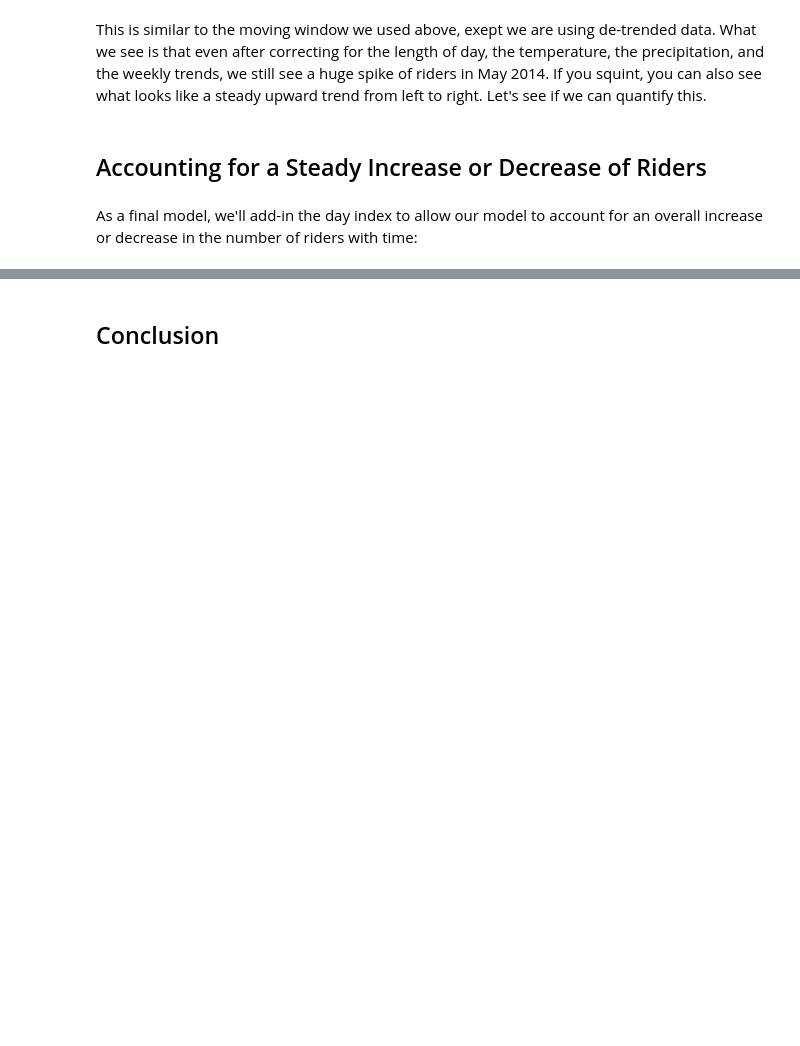
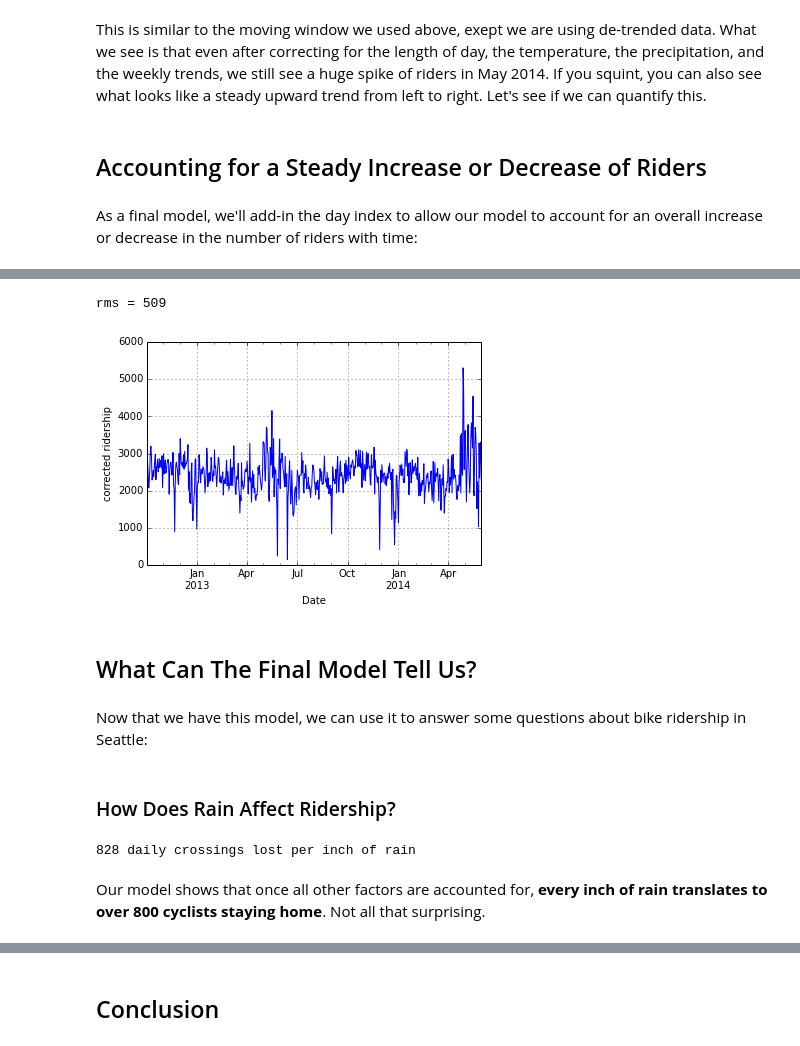
Before and after one commit to jakevdp/SeattleBike, a Jupyter notebook: SeattleCycling.ipynb, the cells around one changed output, grey strips where cells are left out. Drawn from its saved outputs; the diff is of its cells as text; code cells hidden in the pictures; blank space fills up the shorter version.

```diff
--- a/SeattleCycling.ipynb
+++ b/SeattleCycling.ipynb
@@ -322,0 +335,21 @@ Now that we've fit this model, let's take a look at the coefficient of the linea
+# %%
+daily['final_corrected'].plot()
+plt.ylabel('corrected ridership')
+print("rms = {0:.0f}".format(np.std(daily['final_corrected'])))
+# %% [output]
+rms = 509
+[figure, added]
+# %% [markdown]
+## What Can The Final Model Tell Us?
+# %% [markdown]
+Now that we have this model, we can use it to answer some questions about bike ridership in Seattle:
+# %% [markdown]
+### How Does Rain Affect Ridership?
+# %%
+ind = columns.index('PRCP')
+slope = final_model.coef_[ind]
+print("{0:.0f} daily crossings lost per inch of rain".format(-slope))
+# %% [output]
+828 daily crossings lost per inch of rain
+# %% [markdown]
+Our model shows that once all other factors are accounted for, **every inch of rain translates to over 800 cyclists staying home**. Not all that surprising.
```
Also changed, not shown: parts of 31 cells of this notebook.
